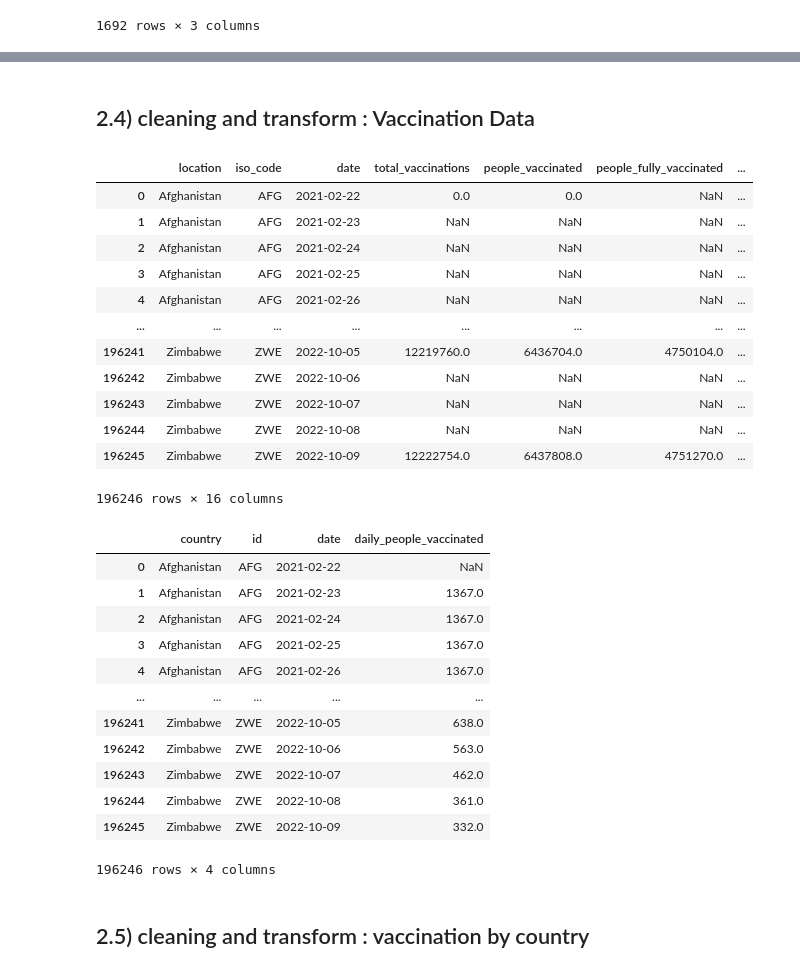
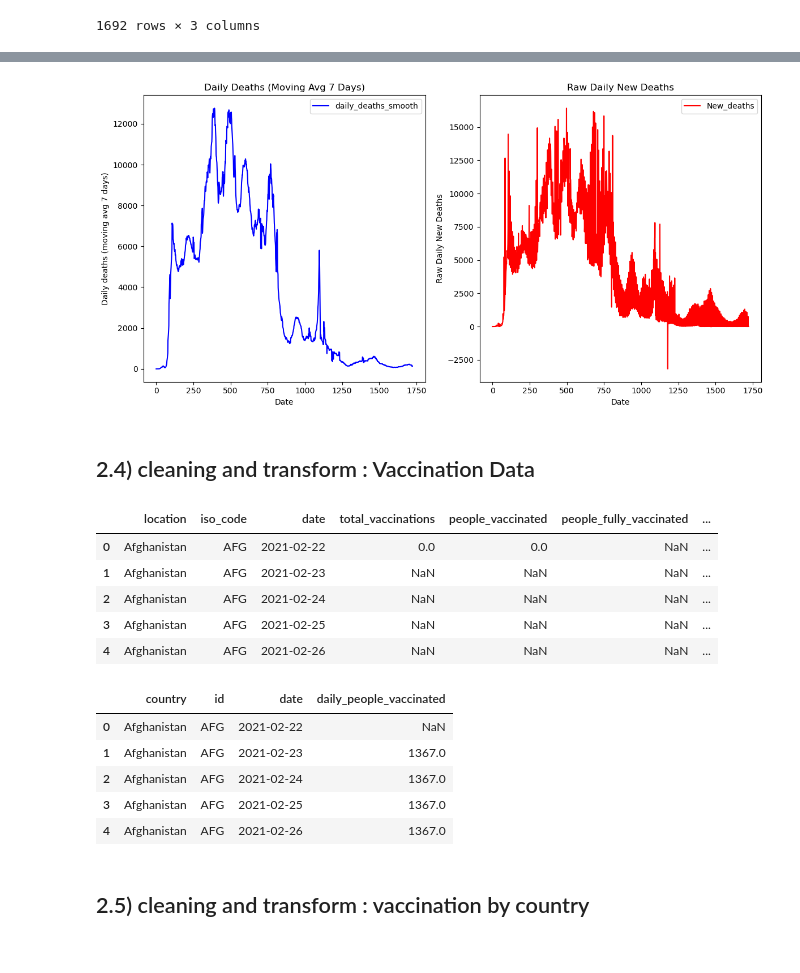
Before and after one commit to nazimben25/project1_group2, a Jupyter notebook: nazim/q4_death_vs_vaccination_clean.ipynb, the cells around one changed output, grey strips where cells are left out. Drawn from its saved outputs; the diff is of its cells as text; code cells hidden in the pictures.

Commit message:
q4 code update + README update : last cleaning

```diff
--- a/nazim/q4_death_vs_vaccination_clean.ipynb
+++ b/nazim/q4_death_vs_vaccination_clean.ipynb
@@ -521,26 +491,42 @@ deaths_daily_clean_df.plot(kind='line',y="New_deaths")
+# %%
+
+fig, (ax1, ax2) = plt.subplots(1, 2, figsize=(12, 6))  # 1 row, 2 columns
+
+# First subplot - Smoothed daily deaths (7-day moving average)
+deaths_daily_clean_df.plot(kind='line', y="daily_deaths_smooth", ax=ax1, color='blue')
+ax1.set_title('Daily Deaths (Moving Avg 7 Days)')
+ax1.set_ylabel('Daily deaths (moving avg 7 days)')
+ax1.set_xlabel('Date')
+
+# Second subplot - Raw new deaths
+deaths_daily_clean_df.plot(kind='line', y="New_deaths", ax=ax2, color='red')
+ax2.set_title('Raw Daily New Deaths')
+ax2.set_ylabel('Raw Daily New Deaths')
+ax2.set_xlabel('Date')
+
+# Adjust the layout to prevent overlap
+plt.tight_layout()
+
+# Show the plot
+plt.show()
+# %% [output]
+[figure, added]
 # %% [markdown]
 ## 2.4) cleaning and transform :  Vaccination Data
 # %%
-Vaccination_df
+Vaccination_df.head()
 # %% [output]
 |  | location | iso_code | date | total_vaccinations | people_vaccinated | people_fully_vaccinated | ... |
 | 0 | Afghanistan | AFG | 2021-02-22 | 0.0 | 0.0 | NaN | ... |
 | 1 | Afghanistan | AFG | 2021-02-23 | NaN | NaN | NaN | ... |
 | 2 | Afghanistan | AFG | 2021-02-24 | NaN | NaN | NaN | ... |
 | 3 | Afghanistan | AFG | 2021-02-25 | NaN | NaN | NaN | ... |
 | 4 | Afghanistan | AFG | 2021-02-26 | NaN | NaN | NaN | ... |
-| ... | ... | ... | ... | ... | ... | ... | ... |
-| 196241 | Zimbabwe | ZWE | 2022-10-05 | 12219760.0 | 6436704.0 | 4750104.0 | ... |
-| 196242 | Zimbabwe | ZWE | 2022-10-06 | NaN | NaN | NaN | ... |
-| 196243 | Zimbabwe | ZWE | 2022-10-07 | NaN | NaN | NaN | ... |
-| 196244 | Zimbabwe | ZWE | 2022-10-08 | NaN | NaN | NaN | ... |
-| 196245 | Zimbabwe | ZWE | 2022-10-09 | 12222754.0 | 6437808.0 | 4751270.0 | ... |
-196246 rows × 16 columns
 # %%
 ### select columns
 Vaccination_df = Vaccination_df[['location','iso_code','date','daily_people_vaccinated']]
 Vaccination_df = Vaccination_df.rename(columns={'location':'country','iso_code':'id'})
-Vaccination_df
+Vaccination_df.head()
 # %% [output]
 |  | country | id | date | daily_people_vaccinated |
 | 0 | Afghanistan | AFG | 2021-02-22 | NaN |
@@ -548,13 +534,6 @@ Vaccination_df
 | 2 | Afghanistan | AFG | 2021-02-24 | 1367.0 |
 | 3 | Afghanistan | AFG | 2021-02-25 | 1367.0 |
 | 4 | Afghanistan | AFG | 2021-02-26 | 1367.0 |
-| ... | ... | ... | ... | ... |
-| 196241 | Zimbabwe | ZWE | 2022-10-05 | 638.0 |
-| 196242 | Zimbabwe | ZWE | 2022-10-06 | 563.0 |
-| 196243 | Zimbabwe | ZWE | 2022-10-07 | 462.0 |
-| 196244 | Zimbabwe | ZWE | 2022-10-08 | 361.0 |
-| 196245 | Zimbabwe | ZWE | 2022-10-09 | 332.0 |
-196246 rows × 4 columns
 # %% [markdown]
 ## 2.5) cleaning and transform :  vaccination by country
 # %%
```
Also changed, not shown: parts of 30 cells of this notebook, 11 other files.
